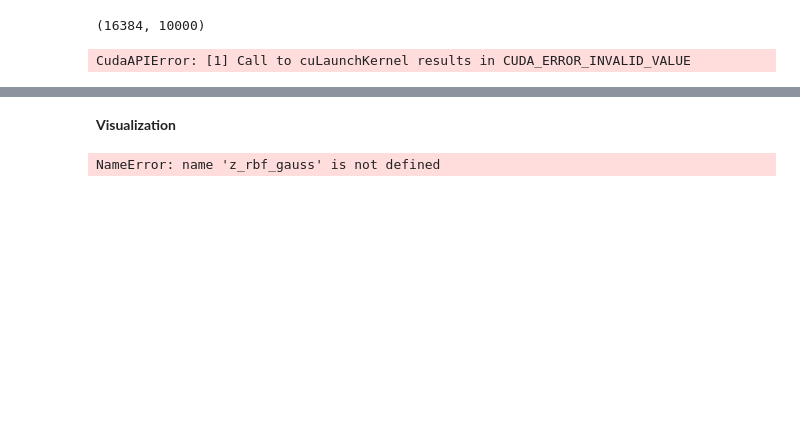
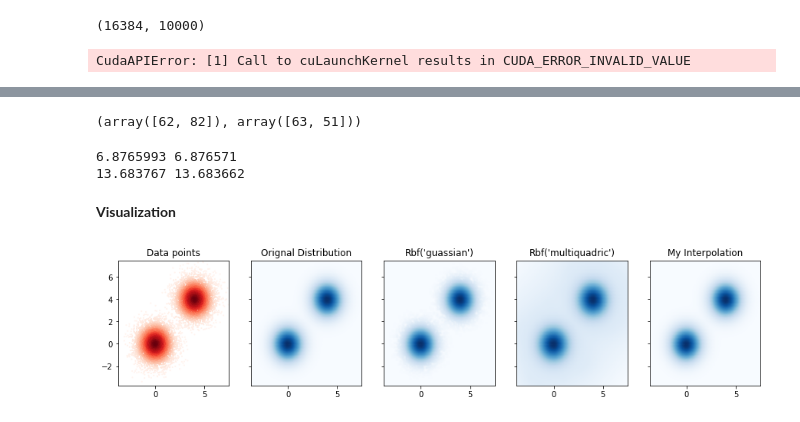
Before and after one commit to clintko/LearnCode_Python, a Jupyter notebook: Numba/Try interpolation 3.ipynb, the cells around one changed output, grey strips where cells are left out. Drawn from its saved outputs; the diff is of its cells as text; code cells hidden in the pictures; blank space fills up the shorter version.

```diff
--- a/Numba/Try interpolation 3.ipynb
+++ b/Numba/Try interpolation 3.ipynb
@@ -466,0 +501,3 @@ CudaAPIError: [1] Call to cuLaunchKernel results in CUDA_ERROR_INVALID_VALUE
+# %%
+weights.astype(np.float32)
+value = value.astype(np.float32).reshape(N_POINTS, -1)
@@ -466,0 +513,34 @@ CudaAPIError: [1] Call to cuLaunchKernel results in CUDA_ERROR_INVALID_VALUE
+# %%
+threadsperblock = (32, 32)
+blockspergrid_x = math.ceil(grids.shape[0]  / threadsperblock[0])
+blockspergrid_y = math.ceil(points.shape[0] / threadsperblock[1])
+blockspergrid = (blockspergrid_x, blockspergrid_y)
+
+#################################################################
+
+weights = np.empty(shape = (grids.shape[0], points.shape[0]), dtype = np.float32)
+get_weights[blockspergrid, threadsperblock](grids, points, weights)
+
+#################################################################
+
+weights.astype(np.float32)
+value = value.astype(np.float32).reshape(N_POINTS, -1)
+
+#################################################################
+
+z_test = np.matmul(weights, value)
+z_test = z_test.reshape(DIM_GRIDS, DIM_GRIDS)
+
+#################################################################
+
+linalg.init()
+
+weights_gpu = gpuarray.to_gpu(weights)
+value_gpu   = gpuarray.to_gpu(value)
+
+z_test_gpu = linalg.mdot(weights_gpu, value_gpu)
+z_test2 = z_test_gpu.get().reshape(DIM_GRIDS, DIM_GRIDS)
+
+#################################################################
+
+np.allclose(z_test, z_test2)
@@ -467,35 +559,44 @@ CudaAPIError: [1] Call to cuLaunchKernel results in CUDA_ERROR_INVALID_VALUE
+# %%
+np.where(np.isclose(z_test, z_test2) == False)
+# %% [output]
+(array([62, 82]), array([63, 51]))
+# %%
+print(z_test[62, 82], z_test2[62, 82])
+print(z_test[63, 51], z_test2[63, 51])
+# %% [output]
+6.8765993 6.876571
+13.683767 13.683662
 # %% [markdown]
 **Visualization**
 # %%
 fig, axes = plt.subplots(1, 5, figsize=(15, 3), sharex = True, sharey = True)
 
 # sample points
 axes[0].scatter(
     x = dat_pts[:, 0],
     y = dat_pts[:, 1],
-    c = value, s = 1,
+    c = value.reshape(-1,), s = 1,
     cmap = "Reds")
 axes[0].set_title("Data points")
 
 # bivariate normal
 axes[1].scatter(x = x_c, y = y_c, c = z_c, s = 1, cmap = "Blues", alpha = 1.0)
 axes[1].set_title("Orignal Distribution")
 
 # interpolation by Rbf
 axes[2].scatter(x = x_c, y = y_c, c = z_rbf_gauss, s = 1, cmap = "Blues", alpha = 1.0)
 axes[2].set_title("Rbf('guassian')")
 
 # interpolation by Rbf
 axes[3].scatter(x = x_c, y = y_c, c = z_rbf_multiq, s = 1, cmap = "Blues", alpha = 1.0)
 axes[3].set_title("Rbf('multiquadric')")
 
 # my simple interpolation
 axes[4].scatter(x = x_c, y = y_c, c = z_test, s = 1, cmap = "Blues", alpha = 1.0)
 axes[4].set_title("My Interpolation")
 
-
 axes[0].set_xlim(coor_range)
 axes[0].set_ylim(coor_range)
 plt.show()
 # %% [output]
-NameError: name 'z_rbf_gauss' is not defined
+[figure, added]
```
Also changed, not shown: parts of 27 cells of this notebook, 3 other files.
